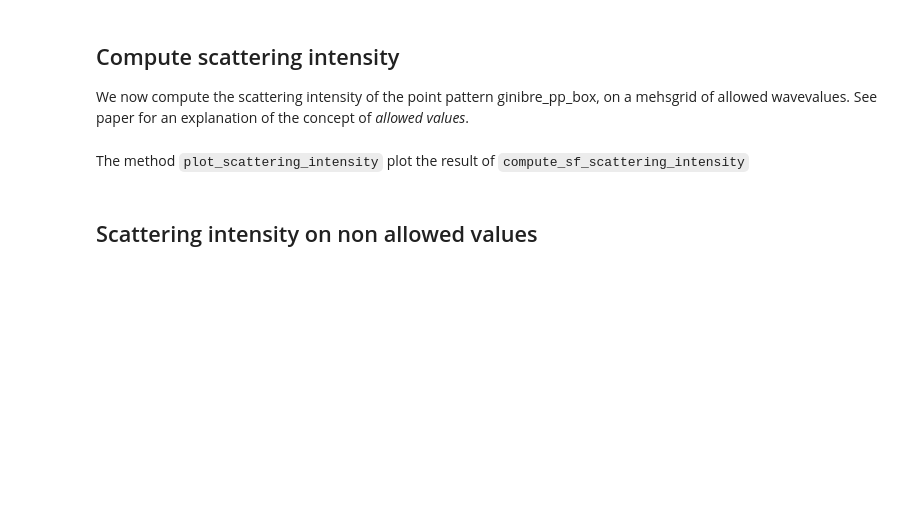
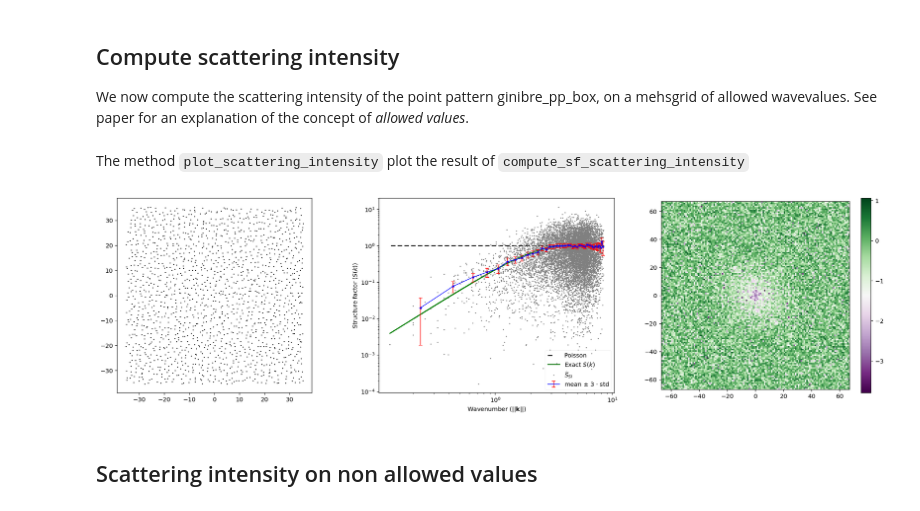
Before and after one commit to For-a-few-DPPs-more/structure-factor, a Jupyter notebook: notebooks/tutorial_structure_factor.ipynb, the cells around one changed output. Drawn from its saved outputs; the diff is of its cells as text; code cells hidden in the pictures; blank space fills up the shorter version.

```diff
--- a/notebooks/tutorial_structure_factor.ipynb
+++ b/notebooks/tutorial_structure_factor.ipynb
@@ -95,3 +98,11 @@ utils.plot_exact(k_norm, utils.structure_factor_ginibre, axis, label="exact sf")
+# %%
+fig = sf_ginibre_box.plot_scattering_intensity(k, si, plot_type="all",
+                                            exact_sf=utils.structure_factor_ginibre,
+                                            bins=40, error_bar=True,
+                                            #file_name="si_ginibre.pdf"
+                                              )
+# %% [output]
+[figure, added]
 # %% [markdown]
 ## Scattering intensity on non allowed values
 # %% [markdown]
```
Also changed, not shown: parts of 8 cells of this notebook.
